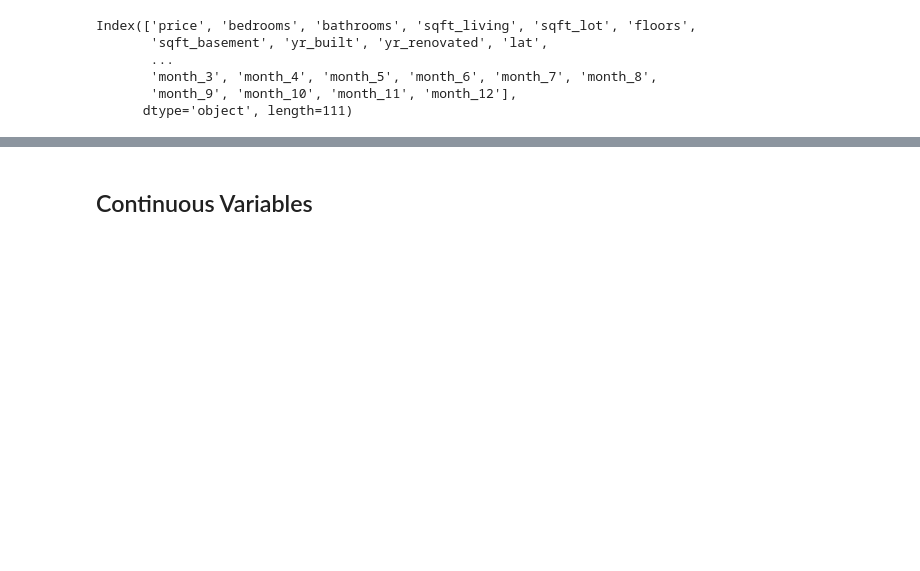
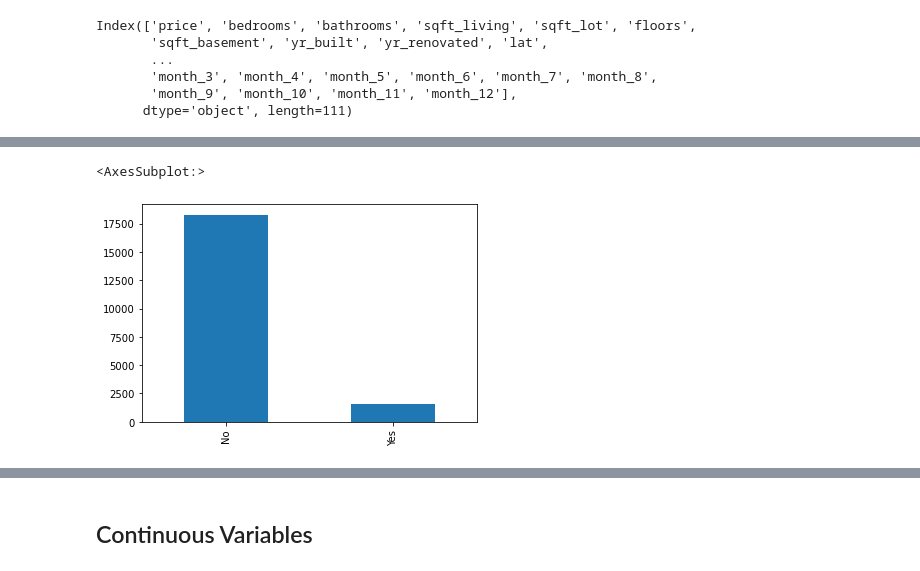
Before and after one commit to hoganbyun/dsc-phase-2-project, a Jupyter notebook: student.ipynb, the cells around one changed output, grey strips where cells are left out. Drawn from its saved outputs; the diff is of its cells as text; code cells hidden in the pictures; blank space fills up the shorter version.

```diff
--- a/student.ipynb
+++ b/student.ipynb
@@ -458,3 +458,7 @@ Now, decide which variables are categorical and thus need dummy columns
+# %%
+# before create dummies, set aside a copy to use for binning later.
+
+bin_df = df
 # %%
 # create dummy columns for each
 waterfront_dummy = pd.get_dummies(df['waterfront'], prefix = 'waterfront', drop_first=True)
@@ -500,0 +528,3 @@ Index(['price', 'bedrooms', 'bathrooms', 'sqft_living', 'sqft_lot', 'floors',
+# %%
+view_bins = [-1, 0, 4]
+pd.cut(bin_df['view'], view_bins, labels=['No', 'Yes'])
@@ -500,0 +545,6 @@ Index(['price', 'bedrooms', 'bathrooms', 'sqft_living', 'sqft_lot', 'floors',
+# %%
+views_bins = pd.cut(bin_df['view'], view_bins, labels=['No', 'Yes'])
+views_bins.value_counts().plot.bar()
+# %% [output]
+<AxesSubplot:>
+[figure, added]
```
Also changed, not shown: parts of 50 cells of this notebook, 1 other file.
